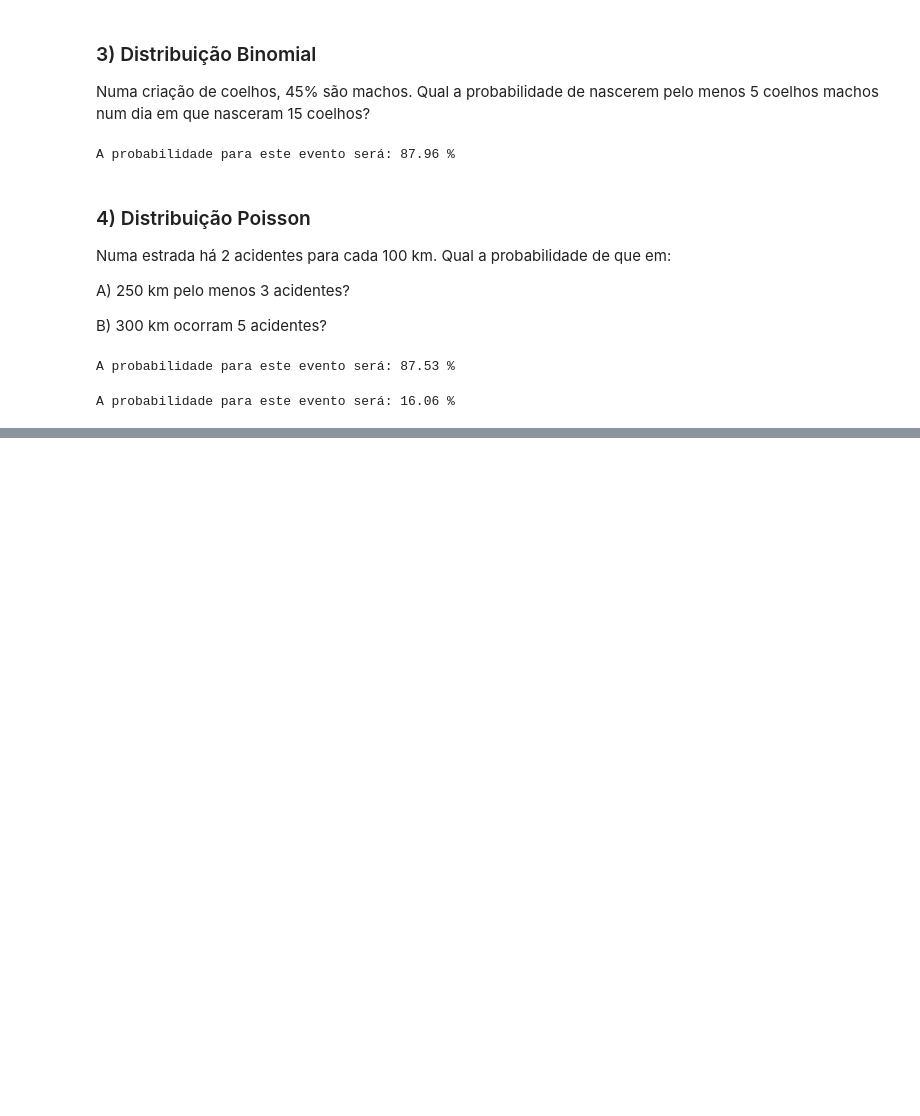
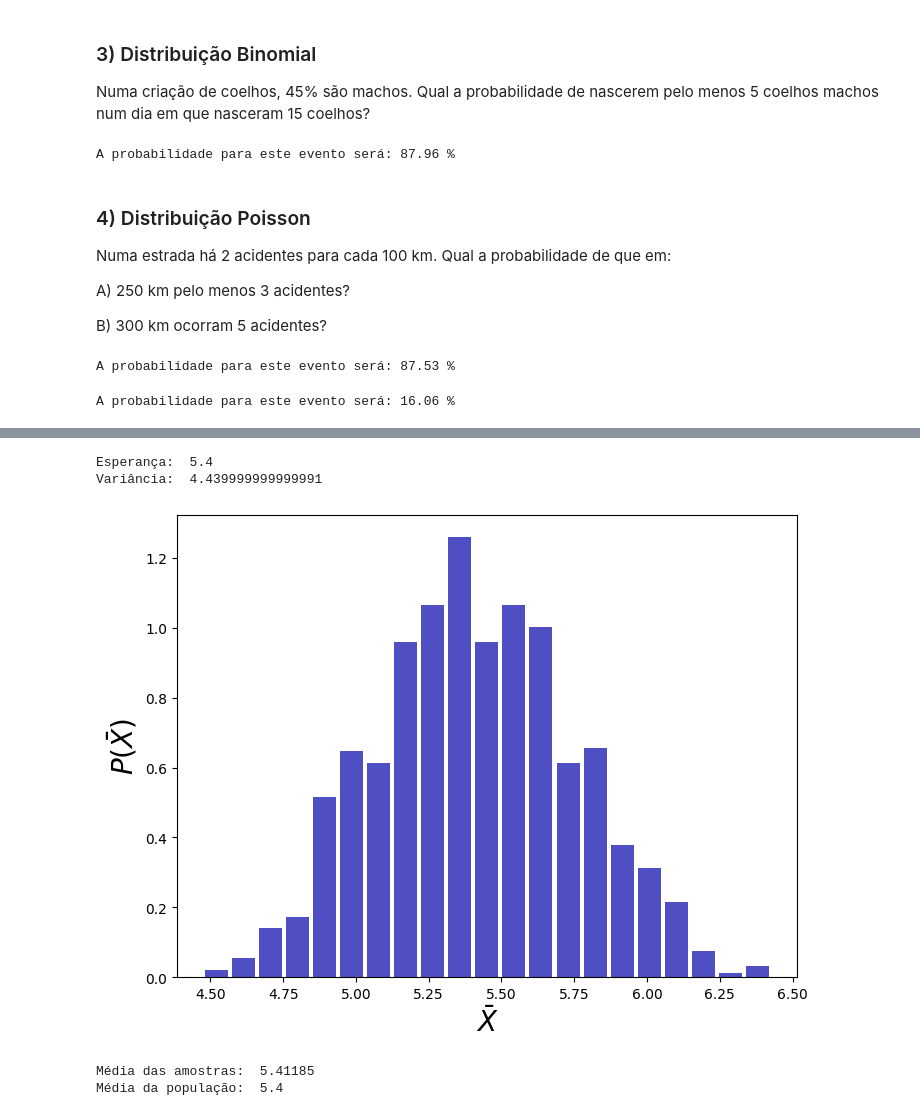
Before and after one commit to pedrofonsecapadilha/BeTechByBraskem, a Jupyter notebook: 05-EstatísticaI/Estudos.ipynb, the cells around one changed output, grey strips where cells are left out. Cells and saved outputs as stored; diff of their text form; code cells hidden in the pictures; blank space fills up the shorter version.

```diff
--- a/05-EstatísticaI/Estudos.ipynb
+++ b/05-EstatísticaI/Estudos.ipynb
@@ -431,0 +553,63 @@ A probabilidade para este evento será: 16.06 %
+# %%
+# Função para a esperança
+def esperanca(X, P):
+    E = 0
+    for i in range(0, len(X)):
+        E = E + X[i]*P[i]
+    return E
+
+# Função para a variância
+def variancia(X ,P):
+    E = 0; E2 = 0
+    for i in range(0, len(X)):
+        E = E + X[i]*P[i]
+        E2 = E2 + (X[i]**2)*P[i]
+    V = E2-E**2
+    return V
+
+# Vetor de Eventos
+X = [3,6,8]
+
+# Vetor de Probabilidades
+P = [0.4,0.3,0.3]
+
+# Cálculo da Esperança
+E = esperanca(X,P)
+
+# Cálculo da Variância
+V = variancia(X,P)
+
+# Print das métricas
+print("Esperança: ", E)
+print("Variância: ", V)
+
+# Tamanho de amostras
+n = 40
+
+# Número de simulações
+ns = 1000
+
+# Vetor vazio para armazenar a média amostral
+vx = [] # armazena a média amostral
+
+# Laço para as simulações
+for s in range(0, ns):
+    A = np.random.choice(X, n, p = P)
+    vx.append(np.mean(A))
+
+# Mostra o gráfico da distribuição criada
+plt.figure(figsize=(8,6))
+plt.hist(x=vx, bins='auto',color='#0504aa', alpha=0.7, rwidth=0.85, density = True)
+plt.xlabel(r'$\bar{X}$', fontsize=20)
+plt.ylabel(r'$P(\bar{X})$', fontsize=20)
+plt.show()
+
+# Compara as métricas da amostra e da população
+print("Média das amostras: ", np.mean(vx))
+print("Média da população: ", E)
+# %% [output]
+Esperança:  5.4
+Variância:  4.439999999999991
+[figure, added]
+Média das amostras:  5.41185
+Média da população:  5.4
```
Also changed, not shown: parts of 31 cells of this notebook.
